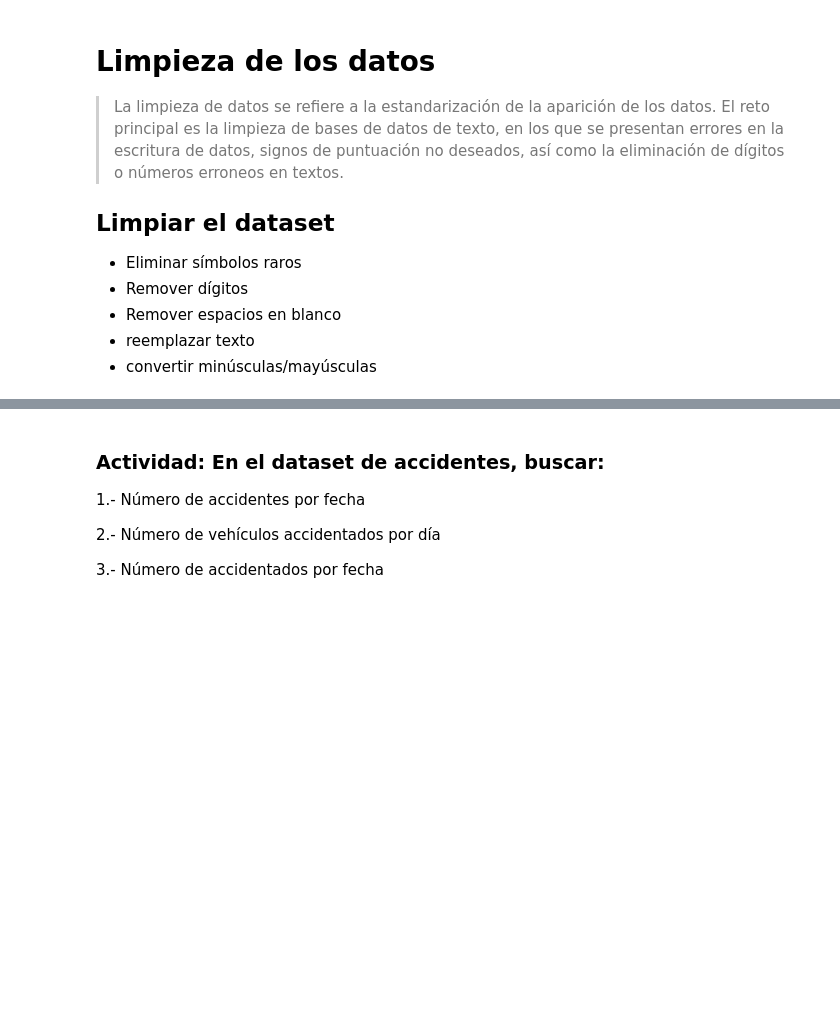
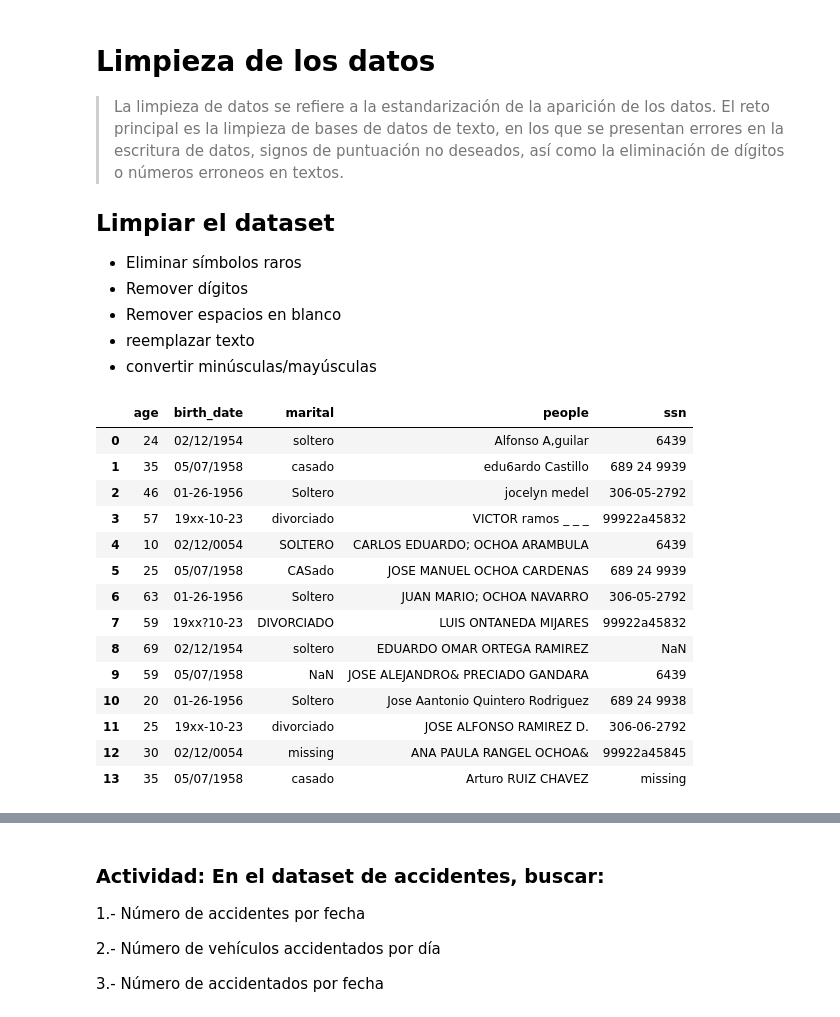
Before and after one commit to gdesirena/Aprendizaje_Automatico_Avanzado, a Jupyter notebook: Introducción/Notebooks_Clase/03_Preprocesamiento y Exploración de Datos.ipynb, the cells around one changed output, grey strips where cells are left out. Saved outputs shown, nothing was run; the diff lists cells and outputs as text; code cells hidden in the pictures; blank space fills up the shorter version.

```diff
--- a/Introducción/Notebooks_Clase/03_Preprocesamiento y Exploración de Datos.ipynb
+++ b/Introducción/Notebooks_Clase/03_Preprocesamiento y Exploración de Datos.ipynb
@@ -471,3 +859,22 @@ Lo ideal es que tengamos un objetivo que nos hayan *“adjuntado”* con los dat
 - Remover espacios en blanco
 - reemplazar texto
 - convertir minúsculas/mayúsculas
+# %%
+dirty_df = pd.read_csv('Data/dirty_data.csv')
+dirty_df
+# %% [output]
+|  | age | birth_date | marital | people | ssn |
+| 0 | 24 | 02/12/1954 | soltero | Alfonso A,guilar | 6439 |
+| 1 | 35 | 05/07/1958 | casado | edu6ardo Castillo | 689 24 9939 |
+| 2 | 46 | 01-26-1956 | Soltero | jocelyn medel | 306-05-2792 |
+| 3 | 57 | 19xx-10-23 | divorciado | VICTOR ramos _ _ _ | 99922a45832 |
+| 4 | 10 | 02/12/0054 | SOLTERO | CARLOS EDUARDO; OCHOA ARAMBULA | 6439 |
+| 5 | 25 | 05/07/1958 | CASado | JOSE MANUEL OCHOA CARDENAS | 689 24 9939 |
+| 6 | 63 | 01-26-1956 | Soltero | JUAN MARIO; OCHOA NAVARRO | 306-05-2792 |
+| 7 | 59 | 19xx?10-23 | DIVORCIADO | LUIS ONTANEDA MIJARES | 99922a45832 |
+| 8 | 69 | 02/12/1954 | soltero | EDUARDO OMAR ORTEGA RAMIREZ | NaN |
+| 9 | 59 | 05/07/1958 | NaN | JOSE ALEJANDRO& PRECIADO GANDARA | 6439 |
+| 10 | 20 | 01-26-1956 | Soltero | Jose Aantonio Quintero Rodriguez | 689 24 9938 |
+| 11 | 25 | 19xx-10-23 | divorciado | JOSE ALFONSO RAMIREZ D. | 306-06-2792 |
+| 12 | 30 | 02/12/0054 | missing | ANA PAULA RANGEL OCHOA& | 99922a45845 |
+| 13 | 35 | 05/07/1958 | casado | Arturo RUIZ CHAVEZ | missing |
```
Also changed, not shown: parts of 59 cells of this notebook, 24 other files.
